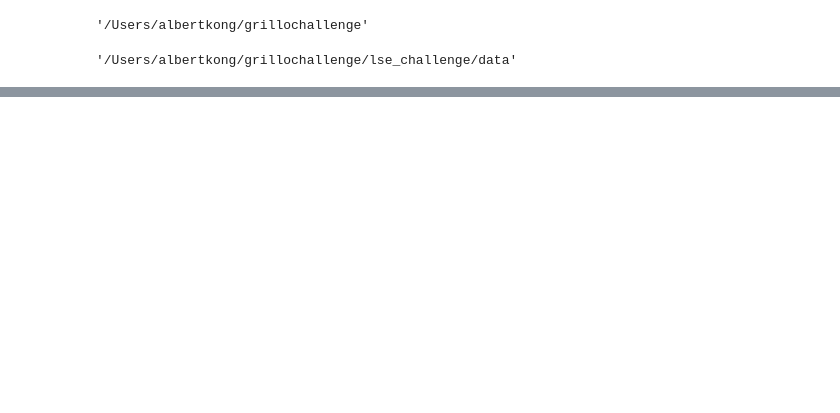
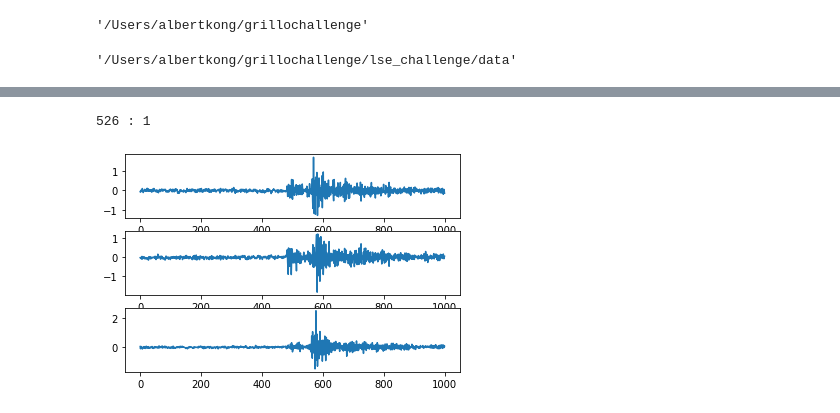
Before and after one commit to albertlk/grillochallenge, a Jupyter notebook: Introduction.ipynb, the cells around one changed output, grey strips where cells are left out. Cells and saved outputs as stored; diff of their text form; code cells hidden in the pictures; blank space fills up the shorter version.

```diff
--- a/Introduction.ipynb
+++ b/Introduction.ipynb
@@ -93,0 +96,7 @@ sig_df.tail(10)
+# %%
+ind = np.random.randint(19337)
+print(sig_df['cutlength'][ind],":",sig_df['signal'][ind])
+plot_sig(sig_df, ind)
+# %% [output]
+526 : 1
+[figure, added]
```
Also changed, not shown: parts of 11 cells of this notebook, 4 other files.
